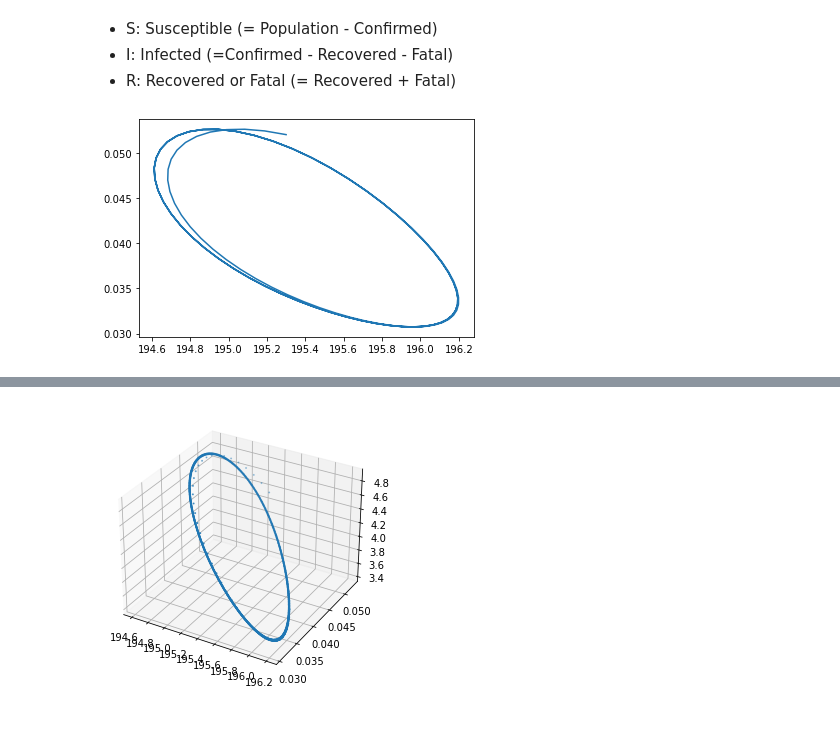
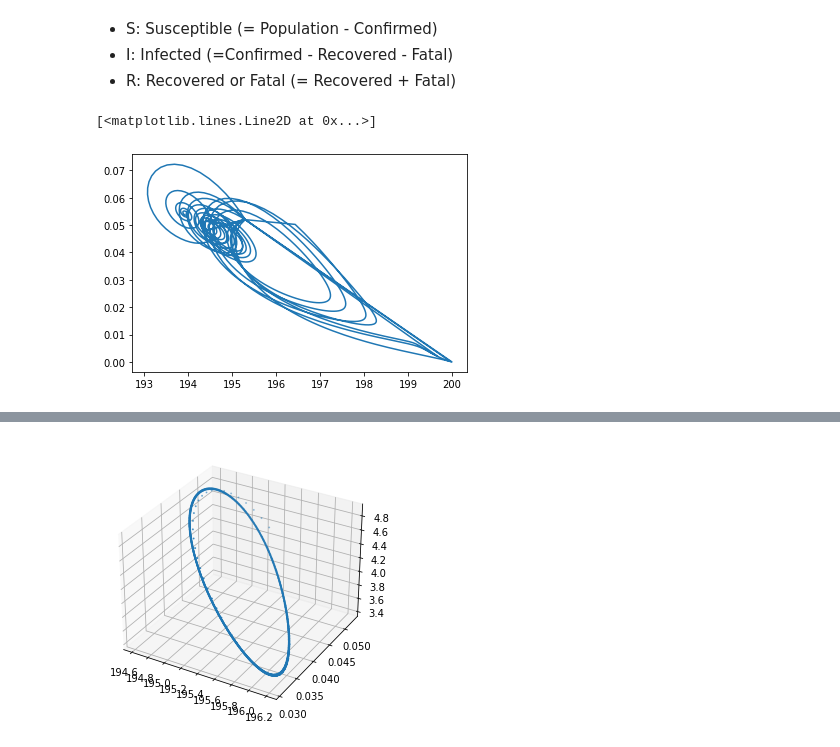
Before and after one commit to clarissanjani/MLCMS_Final-Project, a Jupyter notebook: sir_data.ipynb, the cells around one changed output, grey strips where cells are left out. Cells and saved outputs as stored; diff of their text form; code cells hidden in the pictures.

Commit message:
Add data normalization and prediction

```diff
--- a/sir_data.ipynb
+++ b/sir_data.ipynb
@@ -20,9 +20,14 @@ mu0 = 10
 mu1 = 10.45
 y0 = [195.3, 0.052, 4.4]
 
+NT = t_end - t_0
+time = np.linspace(t_0, t_end, NT)
+
 data = synthesizeSIRData(beta, A, d, nu, b, mu0, mu1, t_0, t_end, y0)
+combined_data = createDataSet(beta, A, d, nu, b, mu0, mu1, t_0, t_end, y0, 0.003, 0.005)
 # %%
 import matplotlib.pyplot as plt
-plt.plot(data['Susceptible'], data['Infected']);
+plt.plot(combined_data['Susceptible'], combined_data['Infected'])
 # %% [output]
+[<matplotlib.lines.Line2D at 0x...>]
-[figure, old version]
+[figure, new version]
```
Also changed, not shown: parts of 5 cells of this notebook, 7 other files.
